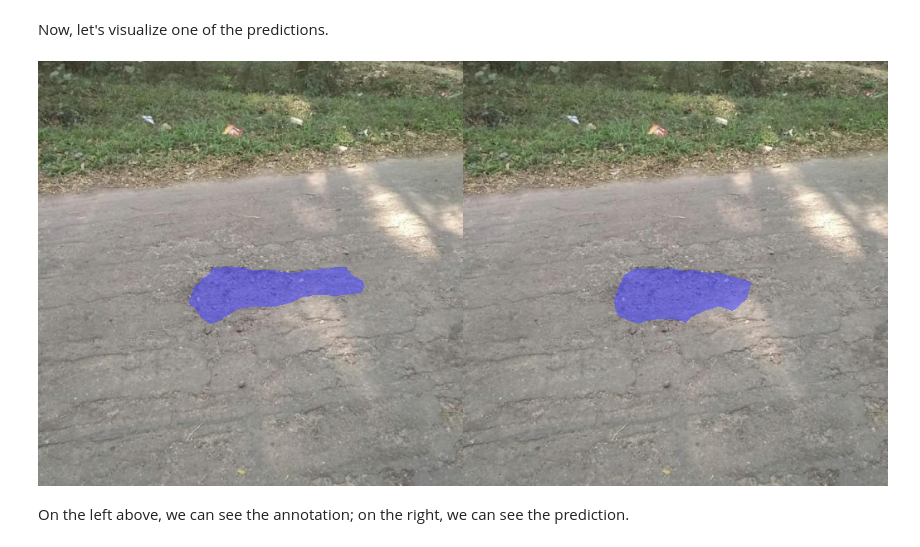
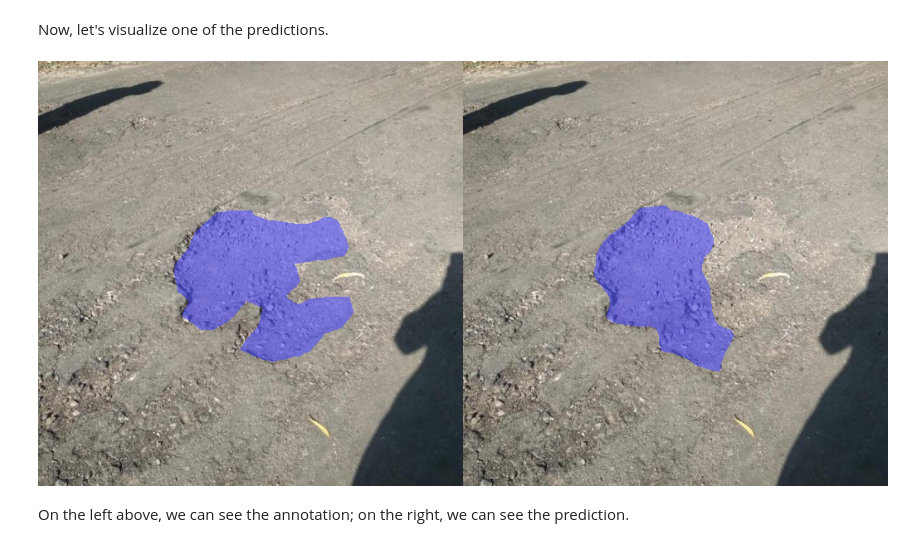
Before and after one commit to luxonis/depthai-ml-training, a Jupyter notebook: training/train_semantic_segmentation_model_datadreamer.ipynb, the cells around one changed output. Saved outputs shown, nothing was run; the diff lists cells and outputs as text; code cells hidden in the pictures.

```diff
--- a/training/train_semantic_segmentation_model_datadreamer.ipynb
+++ b/training/train_semantic_segmentation_model_datadreamer.ipynb
@@ -480,9 +497,9 @@ luxonis_model.infer(weights=weights, save_dir="infer_results_pothole_model", vie
 Now, let's visualize one of the predictions.
 # %%
 from IPython.display import Image
-Image(filename='infer_results_pothole_model/DDRNetSegmentationHead-segmentation_SegmentationVisualizer-segmentation_4.png')
+Image(filename='infer_results_pothole_model/-DDRNetSegmentationHead_SegmentationVisualizer_3.png')
 # %% [output]
-[figure, old version]
+[figure, new version]
 # %% [markdown]
 On the left above, we can see the annotation; on the right, we can see the prediction.
 # %% [markdown]
```
Also changed, not shown: parts of 13 cells of this notebook, 7 other files.
